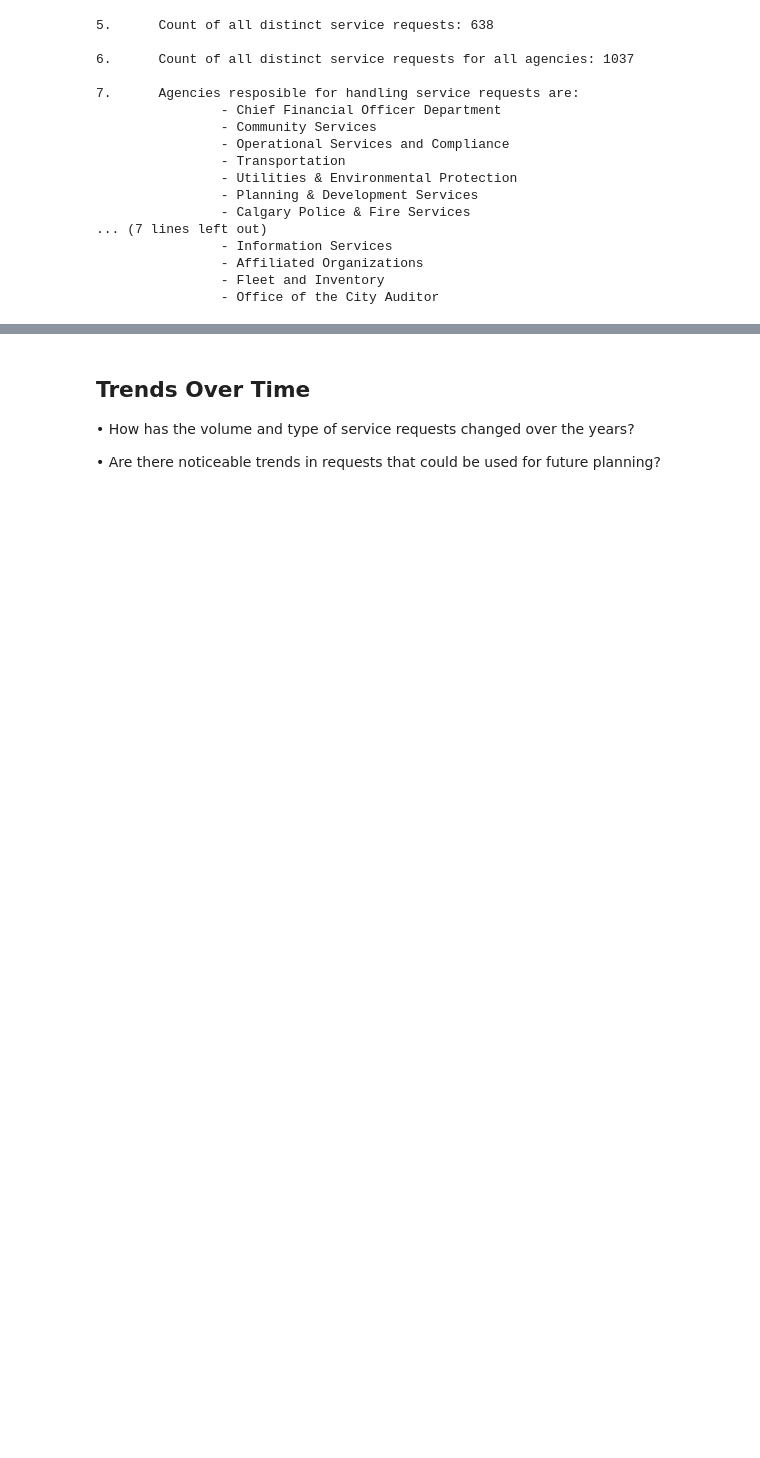
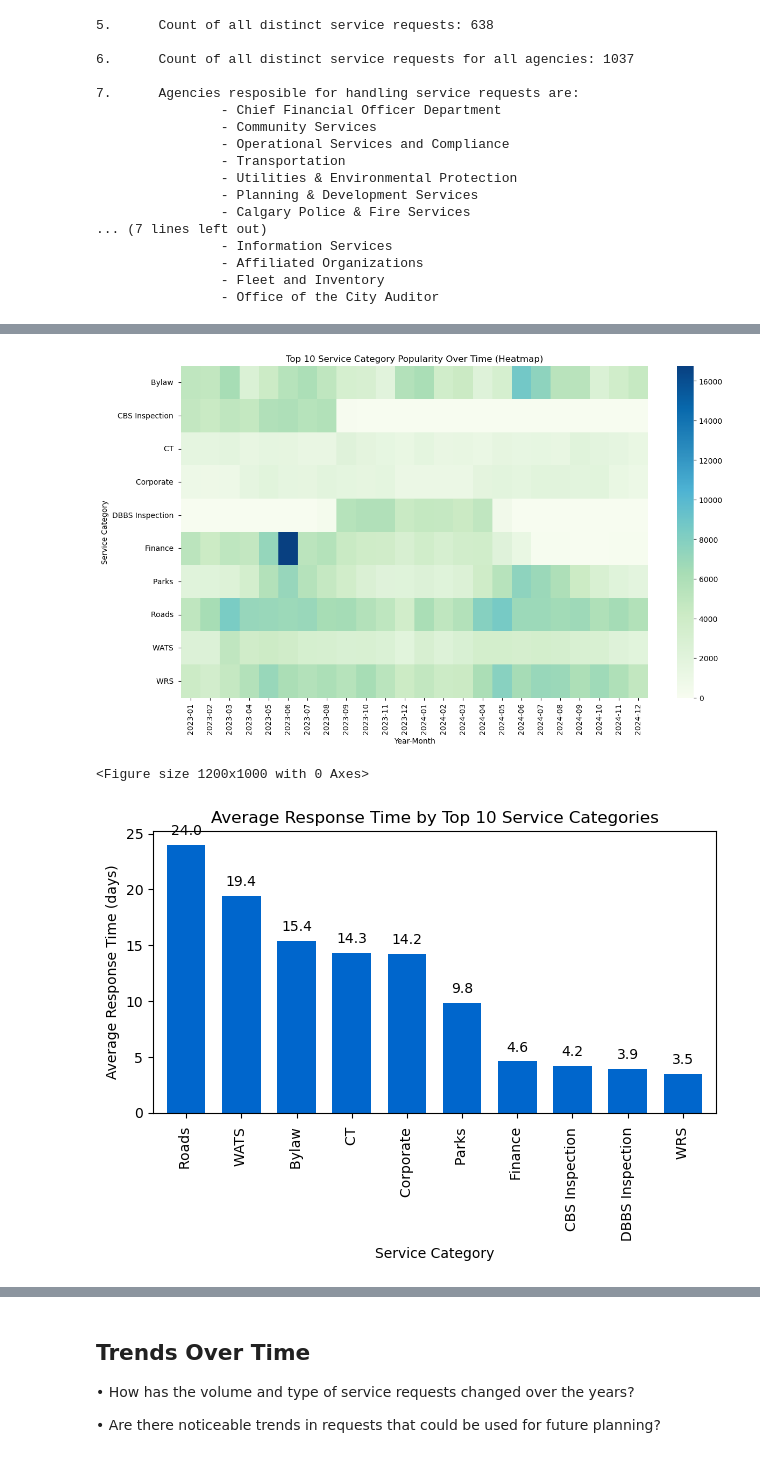
Before and after one commit to AnithaUofC/311ServiceRequests, a Jupyter notebook: 311DataWrangling.ipynb, the cells around one changed output, grey strips where cells are left out. Cells and saved outputs as stored; diff of their text form; code cells hidden in the pictures; blank space fills up the shorter version.

```diff
--- a/311DataWrangling.ipynb
+++ b/311DataWrangling.ipynb
@@ -1149,0 +806,65 @@ print(weekend_trends)
+# %%
+# Group by year_month and service_category, then count the number of occurrences
+service_category_trends = efficiencyDF.groupby(['year_month',
+                                                'service_category']).size().reset_index(name='service_category_count')
+
+# Get the top 10 service categories by total number of requests
+top_service_categories = service_category_trends.groupby('service_category')['service_category_count'].sum().nlargest(10).index
+
+# Filter the trends to include only the top 10 service categories
+top_service_category_trends = service_category_trends[service_category_trends['service_category'].isin(top_service_categories)]
+
+# Pivot the table to make it easier to plot
+top_service_category_trends_pivot = top_service_category_trends.pivot(index='year_month',
+                                                                      columns='service_category',
+                                                                      values='service_category_count').fillna(0)
+
+# Plotting the most common service categories over time as a heatmap
+plt.figure(figsize=(14, 8))
+sns.heatmap(top_service_category_trends_pivot.T, annot=False, fmt='g', cmap='GnBu')
+plt.xlabel('Year-Month')
+plt.ylabel('Service Category')
+plt.title('Top 10 Service Category Popularity Over Time (Heatmap)')
+plt.show()
+
+
+# Calculate the total number of requests for each service category
+total_requests_by_category = efficiencyDF.groupby('service_category').size().reset_index(name='total_requests')
+
+# Get the top 10 service categories by the number of requests
+top_service_categories = total_requests_by_category.nlargest(10, 'total_requests')['service_category']
+
+# Filter the DataFrame to include only the top 10 service categories
+top_service_category_df = efficiencyDF[efficiencyDF['service_category'].isin(top_service_categories)]
+
+# Calculate average response time for each of the top 10 service categories
+response_time_by_category = top_service_category_df.groupby('service_category')['response_time'].mean().reset_index()
+
+# Identify potential bottlenecks by sorting categories with the highest average response time
+response_time_by_category = response_time_by_category.sort_values(by='response_time', ascending=False)
+
+print("\n")
+
+# Plotting the average response time for each of the top 10 service categories
+plt.figure(figsize=(12, 10))
+ax = response_time_by_category.plot(kind='bar', x='service_category', y='response_time',
+                                    legend=False, color='#0066CC', width=0.7)
+plt.xlabel('Service Category')
+plt.ylabel('Average Response Time (days)')
+plt.title('Average Response Time by Top 10 Service Categories')
+#plt.xticks(rotation=20)
+plt.tight_layout()
+
+# Add the response time on top of each bar
+for p in ax.patches:
+    ax.annotate(f"{p.get_height():.1f}", (p.get_x() + p.get_width() / 2., p.get_height()),
+                ha='center', va='bottom', xytext=(0, 5), textcoords='offset points')
+
+plt.show()
+
+# Display the result
+display(response_time_by_category)
+# %% [output]
+[figure, added]
+<Figure size 1200x1000 with 0 Axes>
+[figure, added]
```
Also changed, not shown: parts of 38 cells of this notebook.
